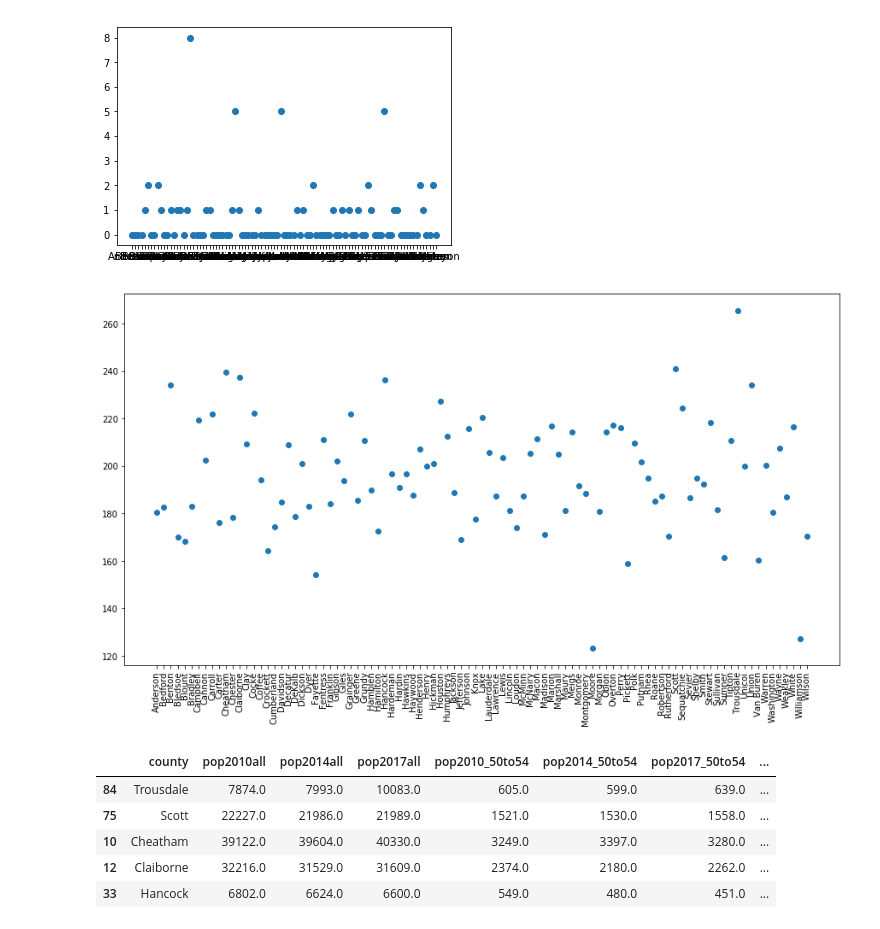
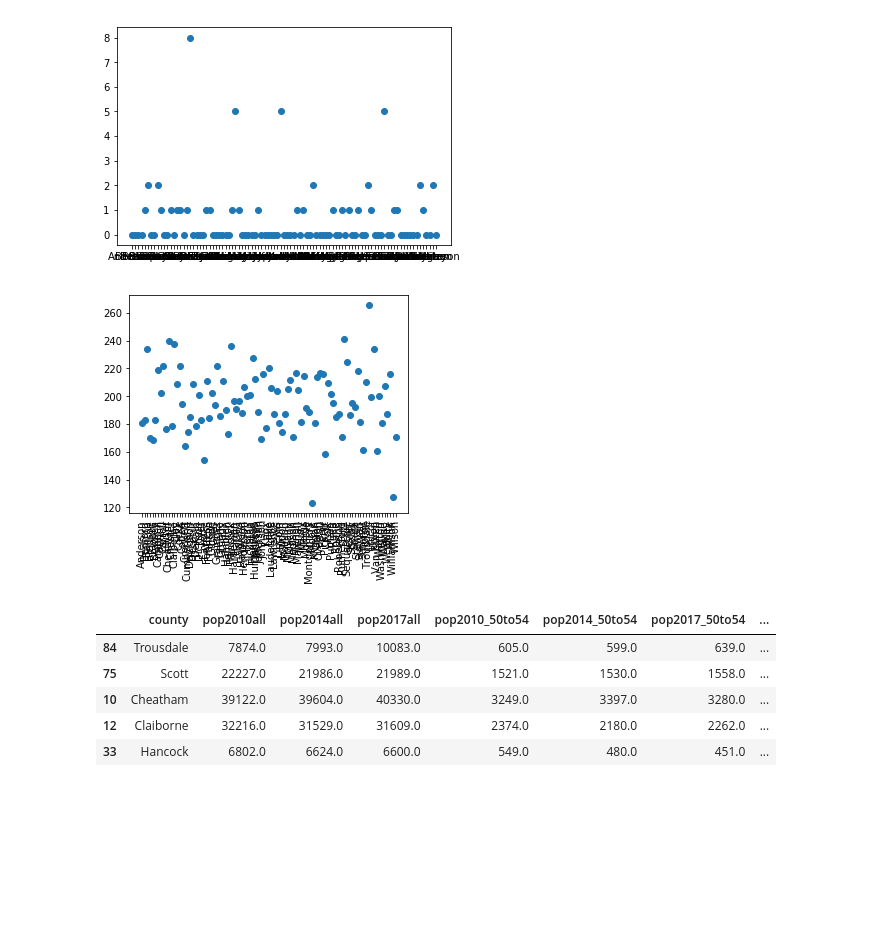
Before and after one commit to awillet/vanderbilt-aspire-data-essentials, a Jupyter notebook: alaina_pct_over_50.ipynb, the cells around one changed output. Cells and saved outputs as stored; diff of their text form; code cells hidden in the pictures; blank space fills up the shorter version.

```diff
--- a/alaina_pct_over_50.ipynb
+++ b/alaina_pct_over_50.ipynb
@@ -74,7 +49,8 @@ cancer_df.shape
 # %% [output]
 (97, 11)
 # %%
-cancer_df.columns = ['county', 'FIPS', 'met_healthy_hbjective',
+#### rename columns
+cancer_df.columns = ['county', 'FIPS', 'met_healthy_objective',
                   'age_adjusted_death_rate_per_100k', 'lower_95%_CI',
                   'Upper_95%_CI', 'avg_annual_count', 'recent_trend',
                   '5year_trend_death_rates', 'lower_95%_CI_2', 'Upper_95%_CU_2']
@@ -157,6 +125,3 @@ Index(['Id', 'Id2', 'Geography',
 pop_df.shape
 # %% [output]
 (95, 795)
-# %%
-april_data = [col for col in pop_df.columns if col.startswith('April')]
-pop_df = pop_df.drop(april_data, axis = 1)
@@ -645,12 +369,12 @@ plt.scatter(pop_and_cancer['county'], pop_and_cancer['hospice_count'])
 <matplotlib.collections.PathCollection at 0x...>
 [figure]
 # %%
-plt.figure(figsize = (15,8))
+plt.figure(figsize = (5,4))
 plt.scatter(pop_and_cancer['county'], pop_and_cancer['age_adjusted_death_rate_per_100k'])
 plt.xticks(rotation = 90)
 plt.show();
 # %% [output]
-[figure, old version]
+[figure, new version]
 # %%
 pop_and_cancer.nlargest(5, 'age_adjusted_death_rate_per_100k')
 # %% [output]
```
Also changed, not shown: parts of 109 cells of this notebook.
